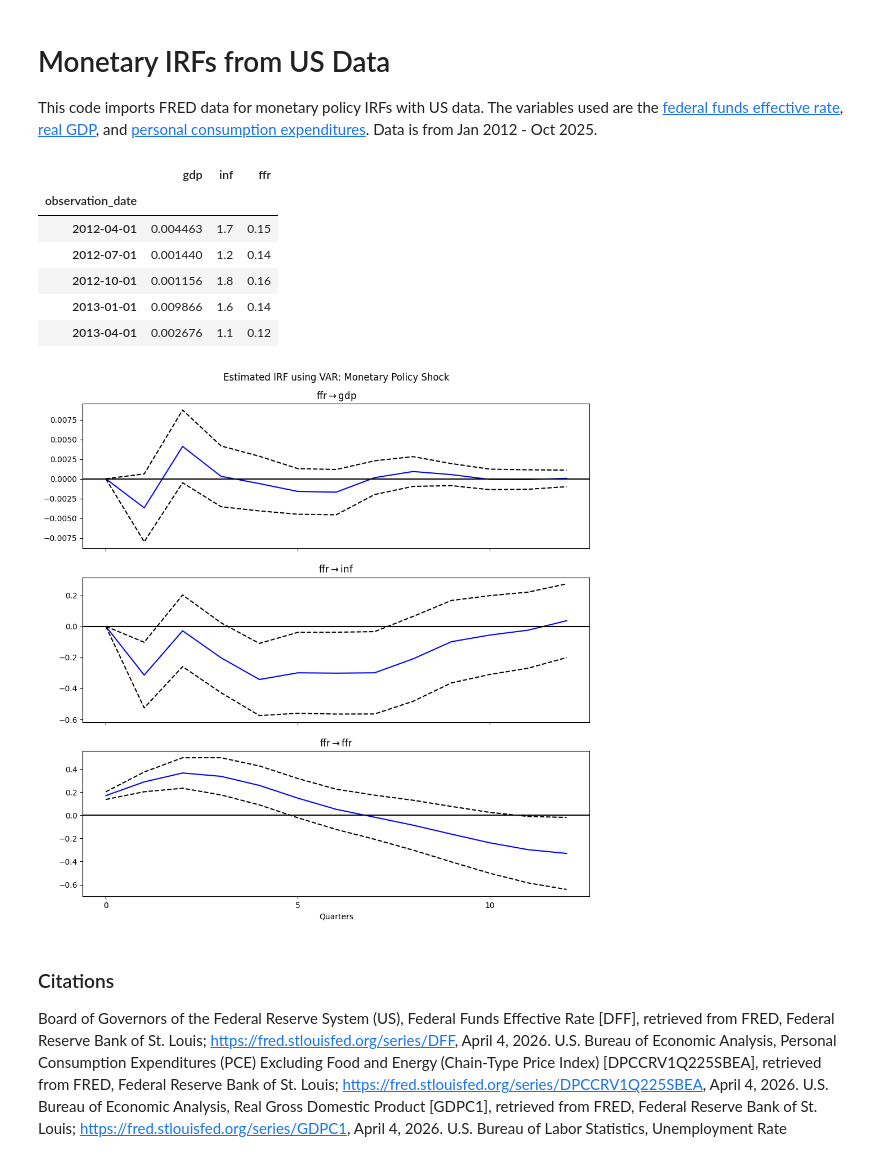
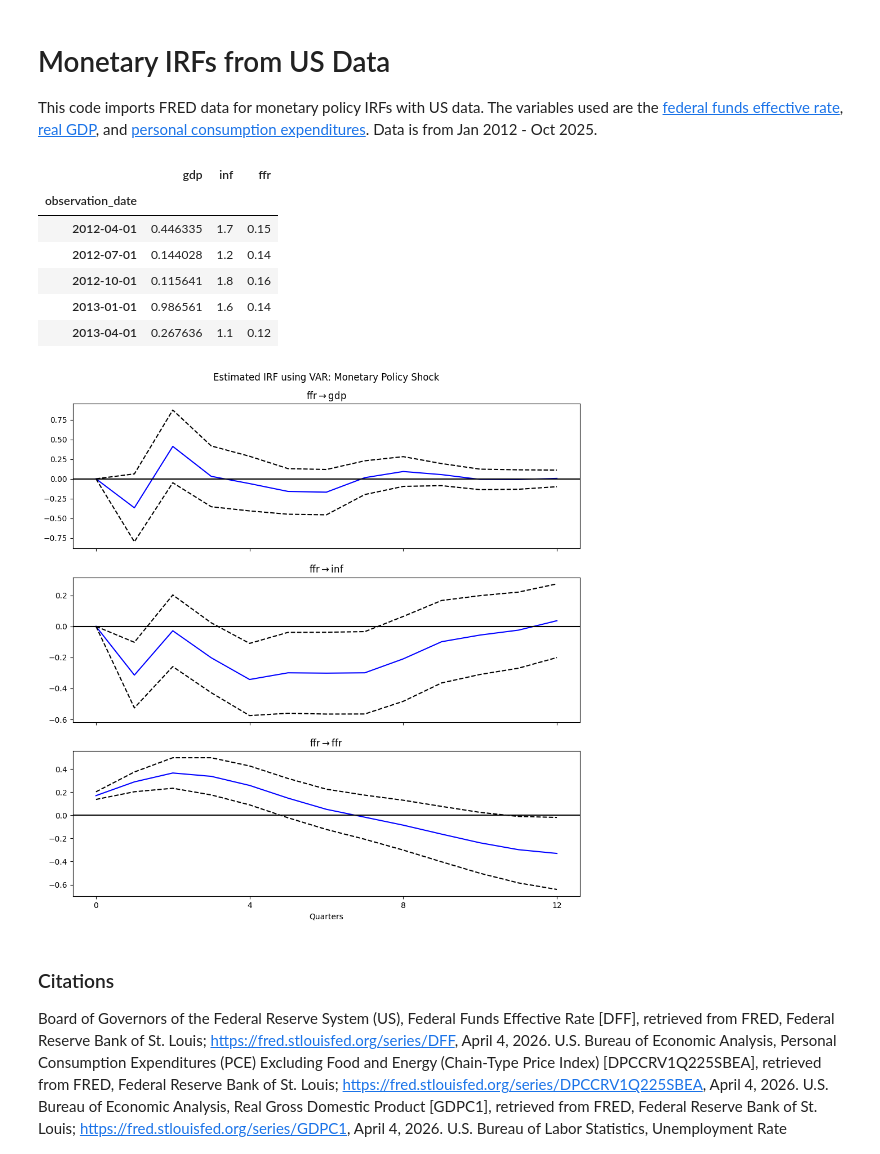
Before and after one commit to matt-dot-k/econ-622-project, a Jupyter notebook: US_data.ipynb, the cells around one changed output. Saved outputs shown, nothing was run; the diff lists cells and outputs as text; code cells hidden in the pictures.

Commit message:
Improved IRF plotting

```diff
--- a/US_data.ipynb
+++ b/US_data.ipynb
@@ -23,32 +23,32 @@ data = pd.concat([gdp, pce, ffr], axis=1)
 data.columns = ['gdp','inf', 'ffr']
 
 # GDP growth rate
-data['gdp'] = data['gdp'].pct_change()
+data['gdp'] = data['gdp'].pct_change() * 100
 data = data.dropna() # removes first observations (missing differences)
 # %%
 data.head()
 # %% [output]
 |  | gdp | inf | ffr |
 | observation_date |  |  |  |
-| 2012-04-01 | 0.004463 | 1.7 | 0.15 |
-| 2012-07-01 | 0.001440 | 1.2 | 0.14 |
-| 2012-10-01 | 0.001156 | 1.8 | 0.16 |
-| 2013-01-01 | 0.009866 | 1.6 | 0.14 |
-| 2013-04-01 | 0.002676 | 1.1 | 0.12 |
+| 2012-04-01 | 0.446335 | 1.7 | 0.15 |
+| 2012-07-01 | 0.144028 | 1.2 | 0.14 |
+| 2012-10-01 | 0.115641 | 1.8 | 0.16 |
+| 2013-01-01 | 0.986561 | 1.6 | 0.14 |
+| 2013-04-01 | 0.267636 | 1.1 | 0.12 |
 # %%
 # VAR estimation of IRFs
 def estimate_irf(data, q):
     model = VAR(data)
     results = model.fit(ic="aic")
     return results.irf(q)
 VAR_irf = estimate_irf(data, q)
 VAR_irf.plot(orth=True, impulse = "ffr")
 plt.suptitle("Estimated IRF using VAR: Monetary Policy Shock")
 plt.xlabel("Quarters")
-plt.xticks(range(0, q+1, 5))
+plt.xticks(range(0, q+1, 4))
 plt.show()
 # %% [output]
-[figure, old version]
+[figure, new version]
 # %%
 # SLP estimation of IRFs
 # %% [markdown]
```
Also changed, not shown: 1 other file.
